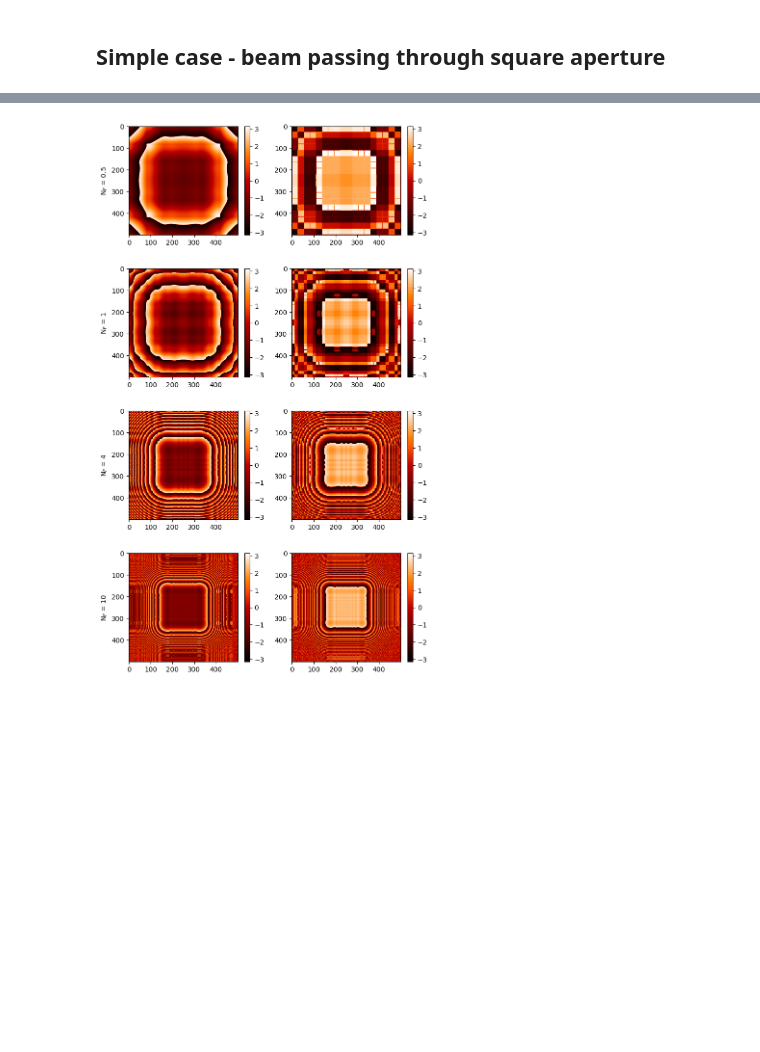
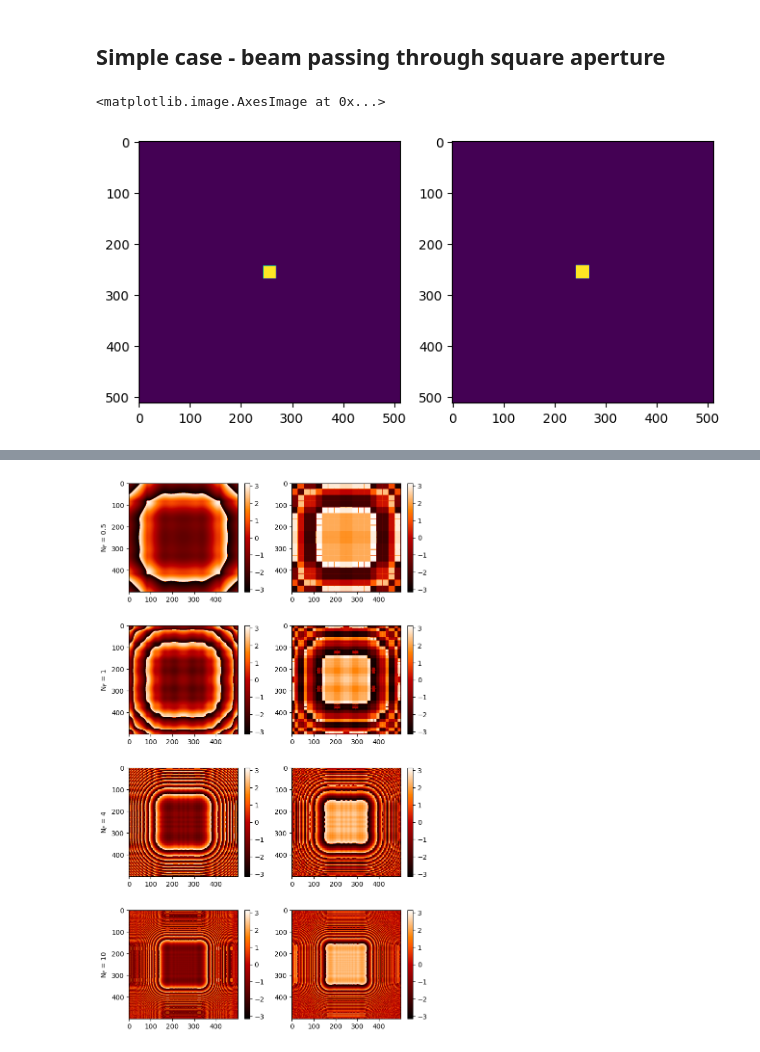
Before and after one commit to johnnymtex/photonMismatch, a Jupyter notebook: tests_fraunhofer.ipynb, the cells around one changed output, grey strips where cells are left out. Saved outputs shown, nothing was run; the diff lists cells and outputs as text; code cells hidden in the pictures; blank space fills up the shorter version.

```diff
--- a/tests_fraunhofer.ipynb
+++ b/tests_fraunhofer.ipynb
@@ -16,0 +39,8 @@ N_F = [0.5, 1, 4, 10]
+# %%
+fig, ax = plt.subplots(ncols=2, figsize=(8,4))
+
+ax[0].imshow(np.abs(F_in.field)**2)
+ax[1].imshow(np.abs(E_in)**2)
+# %% [output]
+<matplotlib.image.AxesImage at 0x...>
+[figure, added]
```
Also changed, not shown: parts of 15 cells of this notebook, 2 other files.
